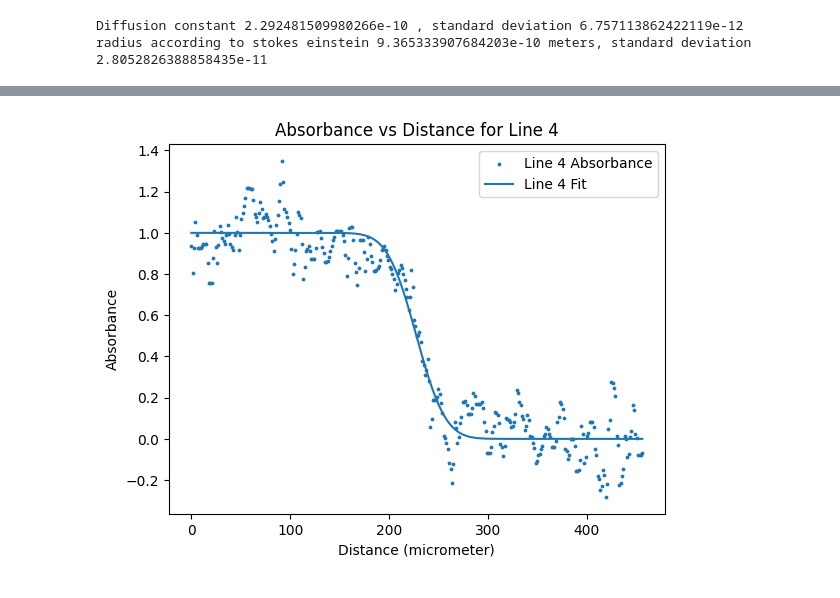
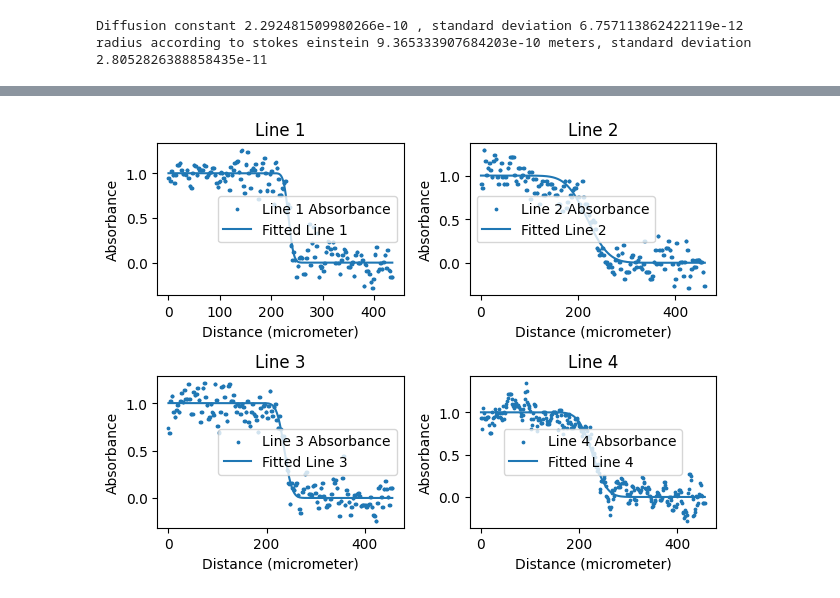
Before and after one commit to MartinKoll/TFY4335, a Jupyter notebook: flow.ipynb, the cells around one changed output, grey strips where cells are left out. Cells and saved outputs as stored; diff of their text form; code cells hidden in the pictures.

```diff
--- a/flow.ipynb
+++ b/flow.ipynb
@@ -177,14 +143,38 @@ plt.show()
-# %%
-# Line 4
-plt.scatter(x4, y4_n, label='Line 4 Absorbance', s=3)
-plt.plot(x4, ficks4(x4, *params4), label='Line 4 Fit')
-plt.xlabel('Distance (micrometer)')
-plt.ylabel('Absorbance')
-plt.title('Absorbance vs Distance for Line 4')
-plt.legend()
-plt.show()
-# %% [output]
-[figure, removed]
+# %%
+# Lines
+fig, ax = plt.subplots(2,2)
+ax[0,0].scatter(x1, y1_n, label='Line 1 Absorbance', s=3)
+ax[0,0].plot(x1, ficks1(x1, *params1), label='Fitted Line 1')
+ax[0,0].set_title('Line 1')
+ax[0,0].set_xlabel('Distance (micrometer)')
+ax[0,0].set_ylabel('Absorbance')
+ax[0,0].legend()
+
+ax[0,1].scatter(x2, y2_n, label='Line 2 Absorbance', s=3)
+ax[0,1].plot(x2, ficks2(x2, *params2), label='Fitted Line 2')
+ax[0,1].set_title('Line 2')
+ax[0,1].set_xlabel('Distance (micrometer)')
+ax[0,1].set_ylabel('Absorbance')
+ax[0,1].legend()
+
+ax[1,0].scatter(x3, y3_n, label='Line 3 Absorbance', s=3)
+ax[1,0].plot(x3, ficks3(x3, *params3), label='Fitted Line 3')
+ax[1,0].set_title('Line 3')
+ax[1,0].set_xlabel('Distance (micrometer)')
+ax[1,0].set_ylabel('Absorbance')
+ax[1,0].legend()
+
+ax[1,1].scatter(x4, y4_n, label='Line 4 Absorbance', s=3)
+ax[1,1].plot(x4, ficks4(x4, *params4), label='Fitted Line 4')
+ax[1,1].set_title('Line 4')
+ax[1,1].set_xlabel('Distance (micrometer)')
+ax[1,1].set_ylabel('Absorbance')
+ax[1,1].legend()
+
+plt.tight_layout()
+plt.show()
+# %% [output]
+[figure, added]
 # %%
 # Plot fitted curves
 plt.plot(x1, ficks1(x1, *params1), label='Line 1 Fitted')
```
Also changed, not shown: parts of 5 cells of this notebook.
